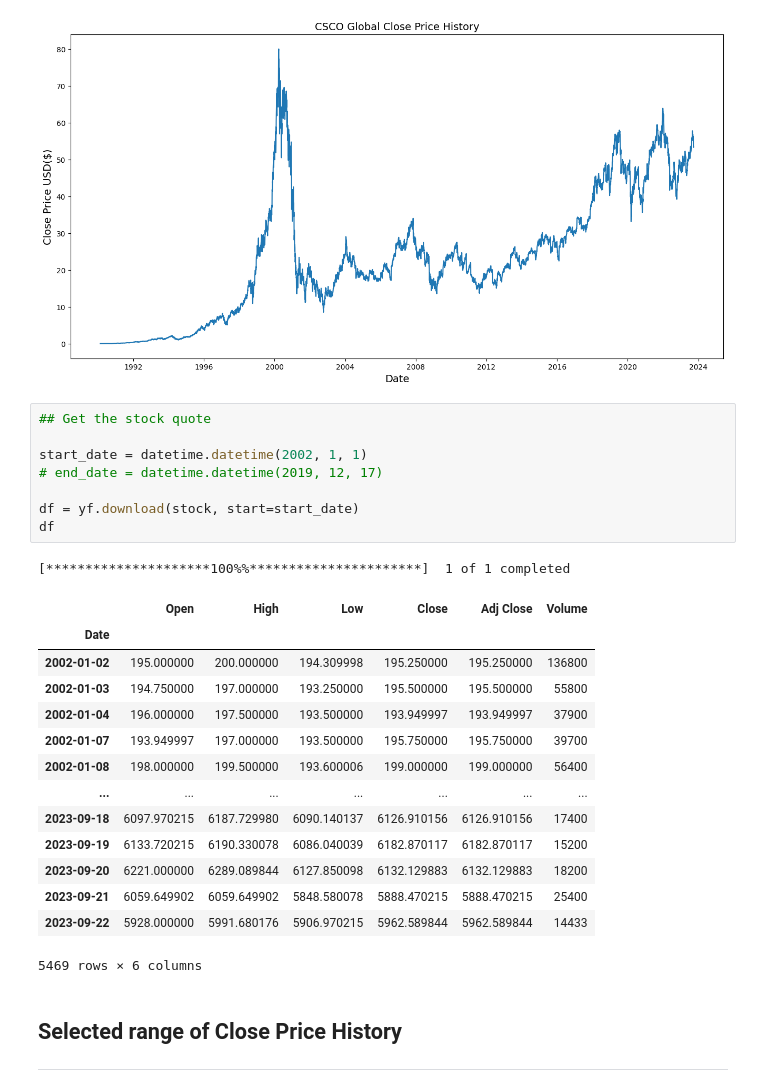
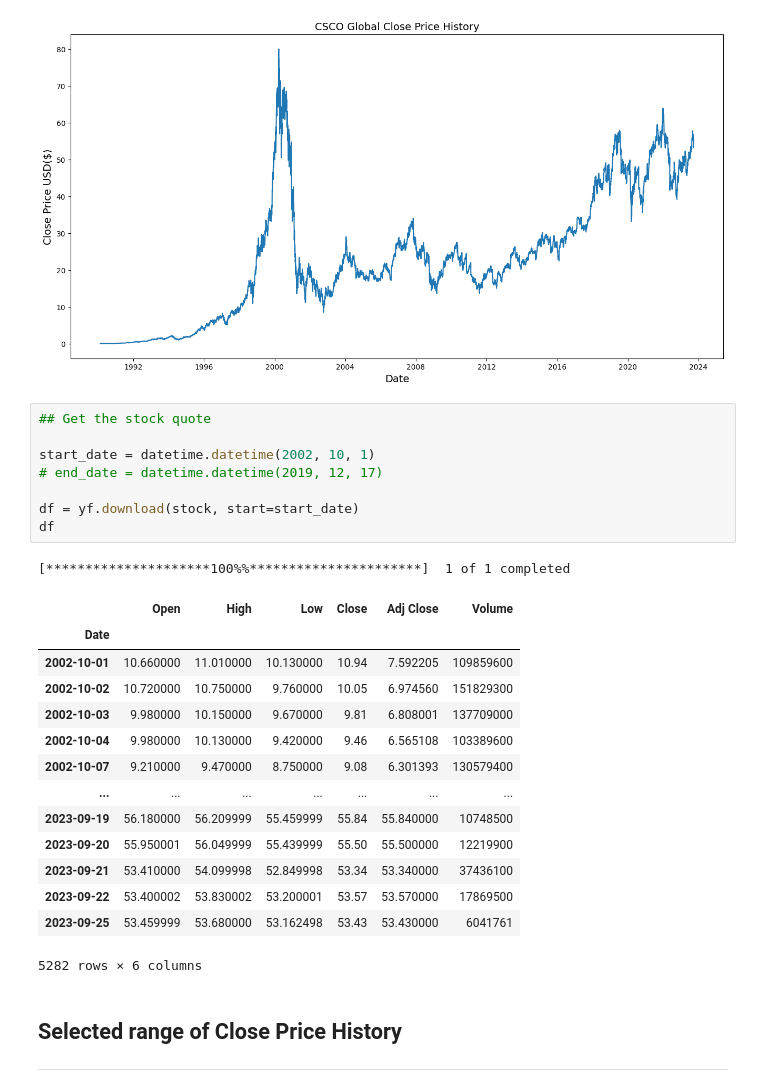
Before and after one commit to JoshC-Working/Quantitative_Trading_LSTM, a Jupyter notebook: Model & Research/CSCO/ver_24092023.ipynb, the cells around one changed output. Drawn from its saved outputs; the diff is of its cells as text.

```diff
--- a/Model & Research/CSCO/ver_24092023.ipynb
+++ b/Model & Research/CSCO/ver_24092023.ipynb
@@ -49,27 +49,27 @@ plt.show()
 # %%
 ## Get the stock quote
 
-start_date = datetime.datetime(2002, 1, 1)
+start_date = datetime.datetime(2002, 10, 1)
 # end_date = datetime.datetime(2019, 12, 17)
 
 df = yf.download(stock, start=start_date)
 df
 # %% [output]
 [*********************100%%**********************]  1 of 1 completed
 |  | Open | High | Low | Close | Adj Close | Volume |
 | Date |  |  |  |  |  |  |
-| 2002-01-02 | 195.000000 | 200.000000 | 194.309998 | 195.250000 | 195.250000 | 136800 |
-| 2002-01-03 | 194.750000 | 197.000000 | 193.250000 | 195.500000 | 195.500000 | 55800 |
-| 2002-01-04 | 196.000000 | 197.500000 | 193.500000 | 193.949997 | 193.949997 | 37900 |
-| 2002-01-07 | 193.949997 | 197.000000 | 193.500000 | 195.750000 | 195.750000 | 39700 |
-| 2002-01-08 | 198.000000 | 199.500000 | 193.600006 | 199.000000 | 199.000000 | 56400 |
+| 2002-10-01 | 10.660000 | 11.010000 | 10.130000 | 10.94 | 7.592205 | 109859600 |
+| 2002-10-02 | 10.720000 | 10.750000 | 9.760000 | 10.05 | 6.974560 | 151829300 |
+| 2002-10-03 | 9.980000 | 10.150000 | 9.670000 | 9.81 | 6.808001 | 137709000 |
+| 2002-10-04 | 9.980000 | 10.130000 | 9.420000 | 9.46 | 6.565108 | 103389600 |
+| 2002-10-07 | 9.210000 | 9.470000 | 8.750000 | 9.08 | 6.301393 | 130579400 |
 | ... | ... | ... | ... | ... | ... | ... |
-| 2023-09-18 | 6097.970215 | 6187.729980 | 6090.140137 | 6126.910156 | 6126.910156 | 17400 |
-| 2023-09-19 | 6133.720215 | 6190.330078 | 6086.040039 | 6182.870117 | 6182.870117 | 15200 |
-| 2023-09-20 | 6221.000000 | 6289.089844 | 6127.850098 | 6132.129883 | 6132.129883 | 18200 |
-| 2023-09-21 | 6059.649902 | 6059.649902 | 5848.580078 | 5888.470215 | 5888.470215 | 25400 |
-| 2023-09-22 | 5928.000000 | 5991.680176 | 5906.970215 | 5962.589844 | 5962.589844 | 14433 |
+| 2023-09-19 | 56.180000 | 56.209999 | 55.459999 | 55.84 | 55.840000 | 10748500 |
+| 2023-09-20 | 55.950001 | 56.049999 | 55.439999 | 55.50 | 55.500000 | 12219900 |
+| 2023-09-21 | 53.410000 | 54.099998 | 52.849998 | 53.34 | 53.340000 | 37436100 |
+| 2023-09-22 | 53.400002 | 53.830002 | 53.200001 | 53.57 | 53.570000 | 17869500 |
+| 2023-09-25 | 53.459999 | 53.680000 | 53.162498 | 53.43 | 53.430000 | 6041761 |
-5469 rows × 6 columns
+5282 rows × 6 columns
 # %% [markdown]
 ## Selected range of Close Price History
 ___
```
Also changed, not shown: parts of 13 cells of this notebook, 25 other files.
